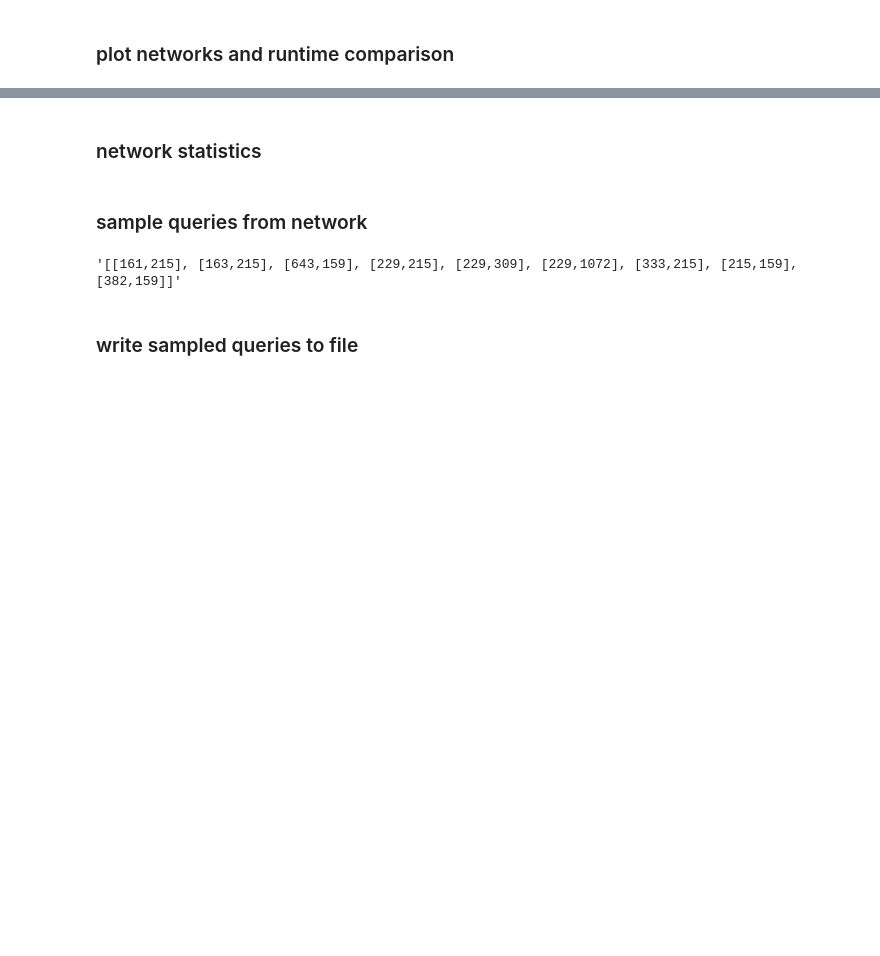
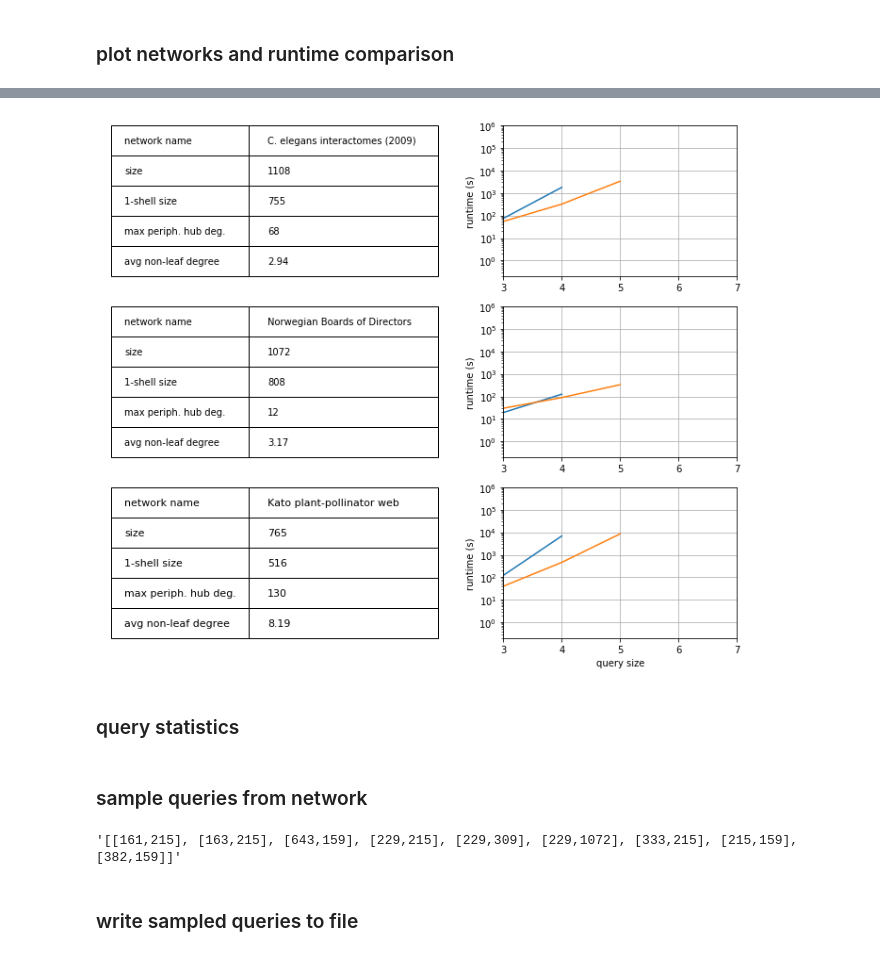
Before and after one commit to ta-rekt/motif-discovery, a Jupyter notebook: src/speed_tests.ipynb, the cells around one changed output, grey strips where cells are left out. Drawn from its saved outputs; the diff is of its cells as text; code cells hidden in the pictures; blank space fills up the shorter version.

```diff
--- a/src/speed_tests.ipynb
+++ b/src/speed_tests.ipynb
@@ -576,0 +818,59 @@ plt.show()
+# %%
+fig3, f3_axes = plt.subplots(ncols=2, nrows=3, constrained_layout=True)
+
+for networkKey, networkIndex in enumerate(indices_lsample):
+    ax2 = f3_axes[networkKey, 0]
+    ax3 = f3_axes[networkKey, 1]
+
+    edges = data_edgelists.iloc[networkIndex]
+    networkGraph = nx.Graph()
+    networkGraph.add_edges_from(edges)
+
+    names = ['network name',
+             'size',
+             '1-shell size',
+             'max periph. hub deg.',
+             'avg non-leaf degree']
+
+    values = [netStats[networkIndex]['title'][:30],
+             len(networkGraph),
+             netStats[networkIndex]['one_shell_size'],
+             netStats[networkIndex]['max_peripheral_hub_degree'],
+             round(netStats[networkIndex]['avg_one_shell_degree'], 2)]
+
+    dat = [(names[i], values[i]) for i in range(len(names))]
+
+    the_table = ax2.table(cellText=dat, cellLoc='left', loc=5, colWidths=[0.59, 0.81])
+    table_props = the_table.properties()
+    table_cells = table_props['child_artists']
+
+    for cell in table_cells:
+        cell.set_height(0.2)
+        cell.set_text_props(fontsize=11)
+
+
+    ax2.axis('tight')
+    ax2.spines['top'].set_visible(False)
+    ax2.spines['right'].set_visible(False)
+    ax2.spines['bottom'].set_visible(False)
+    ax2.spines['left'].set_visible(False)
+    ax2.set_xticks([])
+    ax2.set_yticks([])
+
+    ax3.plot([i for i in range(3, 6)], [runtimes_lsample[networkIndex][querySize]['total_fnr'] for querySize in range(3, 6)])
+    ax3.plot([i for i in range(3, 6)], [runtimes_lsample[networkIndex][querySize]['total_fns'] for querySize in range(3, 6)])
+    ax3.set_yscale('log')
+    ax3.set_xlim([3, 7])
+    ax3.set_ylim([0.2, 1000000])
+    ax3.grid(True)
+    ax3.set_ylabel('runtime (s)')
+    ax3.set_xticks([i for i in range(3, 8)])
+
+    if (networkIndex == 117):
+        ax3.set_xlabel('query size')
+
+
+fig3.set_size_inches(12, 10)
+plt.subplots_adjust(wspace = 0.7)
+# %% [output]
+[figure, added]
@@ -577,2 +879,2 @@ plt.show()
 # %% [markdown]
-### network statistics
+### query statistics
```
Also changed, not shown: parts of 15 cells of this notebook, 24 other files.
